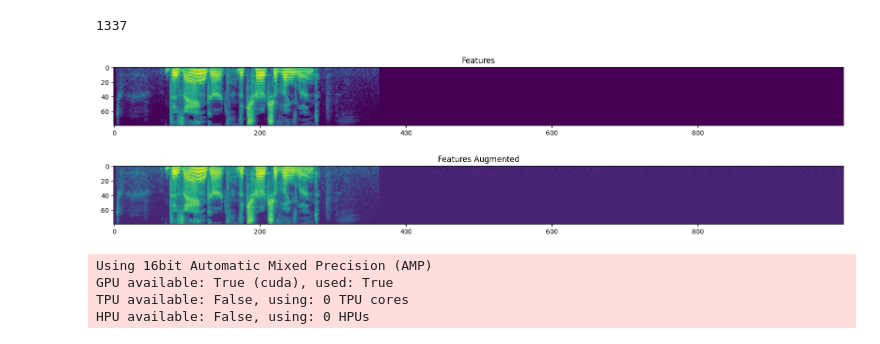
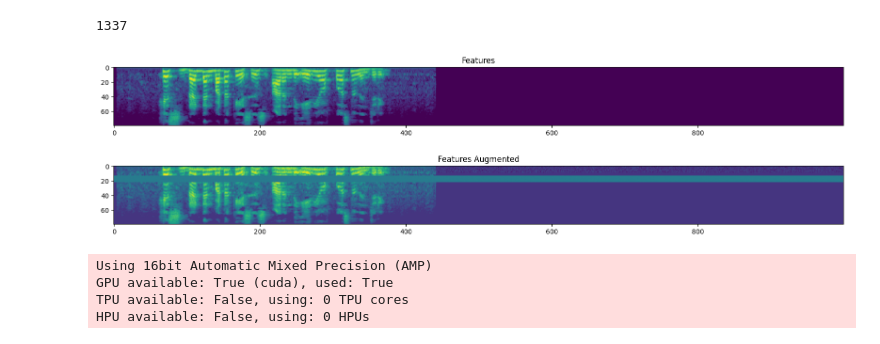
Before and after one commit to johBac97/voice-finder, a Jupyter notebook: notebooks/train_model.ipynb, the cells around one changed output. Saved outputs shown, nothing was run; the diff lists cells and outputs as text; code cells hidden in the pictures.

```diff
--- a/notebooks/train_model.ipynb
+++ b/notebooks/train_model.ipynb
@@ -250,9 +250,9 @@ triplet_augmentations = [
 ### Important Parameters
 
 gendered = False
-number_xent_augmentations = 3
-number_triplet_augmentations = 0
-self_supervised_loss_weight = 0.025
+number_xent_augmentations = 0
+number_triplet_augmentations = 1
+self_supervised_loss_weight = 0.0
 lr = 1e-5
 
 
@@ -356,20 +356,20 @@ batch = next(iter(train_dataloader))
 # %%
 def plot_sample(batch, sample_index):
     features = batch["features"][sample_index, :].cpu().numpy()
     features_augmented = batch["features_augmented"][sample_index, :].cpu().numpy()
 
     fig, axes = plt.subplots(2, 1, figsize=(20, 5))
     axes[0].title.set_text("Features")
     axes[0].imshow(features)
     axes[1].title.set_text("Features Augmented")
     axes[1].imshow(features_augmented)
     return fig
 
 
 key = list(batch.keys())[0]
-f = plot_sample(batch[key], 8)
+f = plot_sample(batch[key], 2)
 # %% [output]
-[figure, old version]
+[figure, new version]
 # %%
 class NTXEntLoss(torch.nn.Module):
     def __init__(self, temperature: float = 0.1):
```
Also changed, not shown: parts of 6 cells of this notebook, 1 other file.
